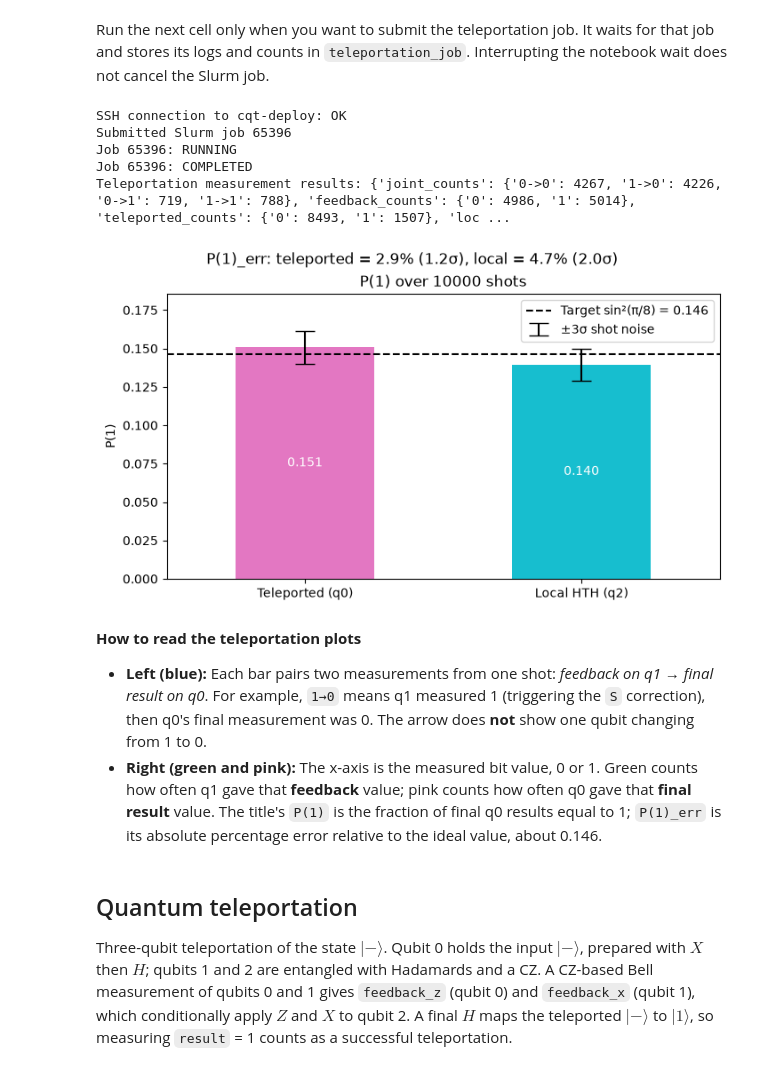
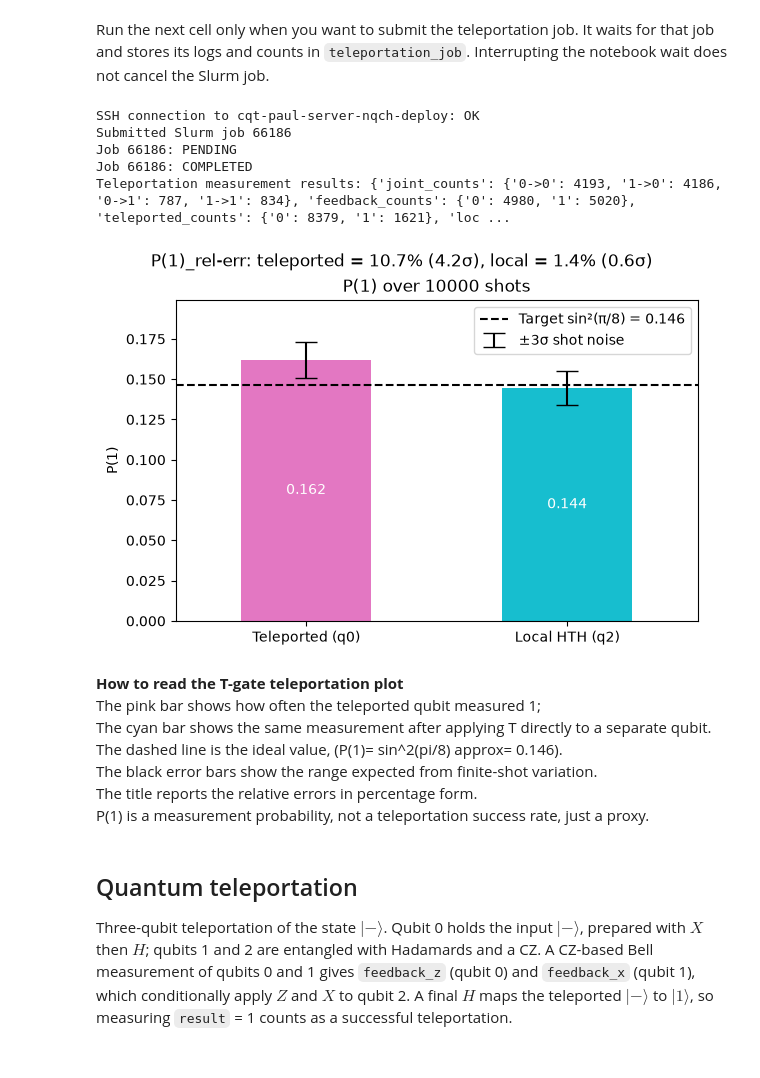
Before and after one commit to CQT-S14/CQT-conditional-operations, a Jupyter notebook: notebooks/3_Hardware_Demo_Conditional_Operations.ipynb, the cells around one changed output. Cells and saved outputs as stored; diff of their text form; code cells hidden in the pictures.

```diff
--- a/notebooks/3_Hardware_Demo_Conditional_Operations.ipynb
+++ b/notebooks/3_Hardware_Demo_Conditional_Operations.ipynb
@@ -30,7 +30,7 @@ import shlex
 import subprocess
 import time
 
-SSH_HOST = "cqt-deploy"  # existing ~/.ssh/config entry
+SSH_HOST = "cqt-paul-server-nqch-deploy"  # existing ~/.ssh/config entry
 REMOTE_DIR = "/mnt/home/nqch-deploy/test_qm_run"
 REMOTE_PYTHON = "/mnt/scratch/nqch-deploy/eo-switch-native-execution-venv/bin/python"
 REMOTE_SCRIPT = f"{REMOTE_DIR}/4_fast_reset.py"
@@ -446,26 +447,39 @@ $T|+\rangle$ in the X basis gives $P(1) = \sin^2(\pi/8) \approx 0.146$.
 # %%
 c = Circuit(3)
 
+# Prepare state |+⟩ for q_0
 c.add(gates.H(0))
 
+# Prepare state T|+⟩ for q_1
 c.add(gates.H(1))
-c.add(gates.T(1))
+c.add(gates.T(1)) # here T gate to add a 45º phase
+
+# CNOT Links the two qubits so the T phase is part of their shared state.
 c.add(gates.CNOT(0, 1))
-t = c.add(gates.M(1, collapse=True))
-c.add(gates.IfElse(t.is_one(), then_do=gates.S(0)))
+
+# Then we measure qubit 1 because:
+# if q_1= 0 then q_0 will be in T|+⟩ state so no need to do anything. We've teleported the phase.
+# if q_1 =1 then q_0 will be in Tdagga|+⟩ state (the phase is in the |0⟩ not the |1⟩)
+# in that case we need to apply an S gate to correct and leave q_0 in T|+⟩
+m1 = c.add(gates.M(1, collapse=True))
+c.add(gates.IfElse(m1.is_one(), then_do=gates.S(0)))
+
+# Measure qubit_0 to get how well we teleported the T-gate
+# measurement is H+M coz quantum measurements can only see probabilities (amplitudes), not phases.
 c.add(gates.H(0))
-teleported = c.add(gates.M(0, register_name="teleported"))
+m0 = c.add(gates.M(0, register_name="teleported"))
 
+# # Prepare state T|+⟩ for q_2 & measure to have reference to compare our teleportation against
 c.add(gates.H(2))
 c.add(gates.T(2))
 c.add(gates.H(2))
-local = c.add(gates.M(2, register_name="local"))
+m2 = c.add(gates.M(2, register_name="local"))
 
 c.draw()
 nshots = 10000
 c(nshots=nshots)
-p1_teleported = teleported.frequencies()["1"] / nshots
-p1_local = local.frequencies()["1"] / nshots
+p1_teleported = m0.frequencies()["1"] / nshots
+p1_local = m2.frequencies()["1"] / nshots
 print(f"P(1) teleported = {p1_teleported:.3f}, expected sin^2(pi/8) = {np.sin(np.pi / 8) ** 2:.3f}")
 print(f"P(1) local = {p1_local:.3f}, expected sin^2(pi/8) = {np.sin(np.pi / 8) ** 2:.3f}")
 # %% [output]
@@ -790,14 +804,15 @@ def submit_teleportation_job(poll_seconds: int = 10, max_wait_seconds: int = 720
 # %% [markdown]
 Run the next cell only when you want to submit the teleportation job. It waits for that job and stores its logs and counts in `teleportation_job`. Interrupting the notebook wait does not cancel the Slurm job.
 # %%
+# Submit slurm job
 teleportation_job = submit_teleportation_job()
 print("Teleportation measurement results:", teleportation_job["measurement_results"])
 # %% [output]
-SSH connection to cqt-deploy: OK
-Submitted Slurm job 65396
-Job 65396: RUNNING
-Job 65396: COMPLETED
-Teleportation measurement results: {'joint_counts': {'0->0': 4267, '1->0': 4226, '0->1': 719, '1->1': 788}, 'feedback_counts': {'0': 4986, '1': 5014}, 'teleported_counts': {'0': 8493, '1': 1507}, 'loc ...
+SSH connection to cqt-paul-server-nqch-deploy: OK
+Submitted Slurm job 66186
+Job 66186: PENDING
+Job 66186: COMPLETED
+Teleportation measurement results: {'joint_counts': {'0->0': 4193, '1->0': 4186, '0->1': 787, '1->1': 834}, 'feedback_counts': {'0': 4980, '1': 5020}, 'teleported_counts': {'0': 8379, '1': 1621}, 'loc ...
 # %%
 # Teleportation plots
 results = teleportation_job["measurement_results"]
@@ -809,41 +824,44 @@ p1_values = pd.Series(
         "Teleported (q0)": results["p1_teleported"],
         "Local HTH (q2)": results["p1_local"],
     }
 )
 theoretical_p1 = np.sin(np.pi / 8) ** 2  # Approximately 0.146
 relative_error_percent = (p1_values - theoretical_p1).abs() / theoretical_p1 * 100
 # Binomial shot-noise standard error of each P(1) estimate.
 p1_sigma = np.sqrt(p1_values * (1 - p1_values) / results["shots"])
 deviation_sigma = (p1_values - theoretical_p1).abs() / p1_sigma
 
-fig, ax = plt.subplots(figsize=(7, 4), constrained_layout=True)
+fig, ax = plt.subplots(figsize=(6, 4), constrained_layout=True)
 fig.suptitle(
-    f"P(1)_err: teleported = {relative_error_percent['Teleported (q0)']:.1f}% "
+    f"P(1)_rel-err: teleported = {relative_error_percent['Teleported (q0)']:.1f}% "
     f"({deviation_sigma['Teleported (q0)']:.1f}σ), "
     f"local = {relative_error_percent['Local HTH (q2)']:.1f}% "
     f"({deviation_sigma['Local HTH (q2)']:.1f}σ)"
 )
 p1_values.plot.bar(ax=ax, color=["tab:pink", "tab:cyan"], rot=0)
 ax.errorbar(
     range(len(p1_values)), p1_values, yerr=3 * p1_sigma,
     fmt="none", ecolor="black", capsize=8, label="±3σ shot noise",
 )
 ax.axhline(
     theoretical_p1, color="black", linestyle="--",
     label=f"Target sin²(π/8) = {theoretical_p1:.3f}",
 )
 ax.set(title=f"P(1) over {results['shots']} shots", ylabel="P(1)")
 ax.bar_label(ax.containers[0], fmt="%.3f", label_type="center", color="white")
 ax.legend()
 ax.margins(y=0.15)
 plt.show()
 # %% [output]
-[figure, old version]
+[figure, new version]
 # %% [markdown]
-**How to read the teleportation plots**
-
-- **Left (blue):** Each bar pairs two measurements from one shot: *feedback on q1 → final result on q0*. For example, `1→0` means q1 measured 1 (triggering the `S` correction), then q0's final measurement was 0. The arrow does **not** show one qubit changing from 1 to 0.
-- **Right (green and pink):** The x-axis is the measured bit value, 0 or 1. Green counts how often q1 gave that **feedback** value; pink counts how often q0 gave that **final result** value. The title's `P(1)` is the fraction of final q0 results equal to 1; `P(1)_err` is its absolute percentage error relative to the ideal value, about 0.146.
+**How to read the T-gate teleportation plot**<br>
+The pink bar shows how often the teleported qubit measured 1;<br>
+The cyan bar shows the same measurement after applying T directly to a separate qubit.<br>
+The dashed line is the ideal value, (P(1)= sin^2(pi/8) approx= 0.146).<br>
+The black error bars show the range expected from finite-shot variation.<br>
+The title reports the relative errors in percentage form.<br>
+P(1) is a measurement probability, not a teleportation success rate, just a proxy.
 # %% [markdown]
 ## Quantum teleportation
 
```
Also changed, not shown: parts of 14 cells of this notebook.
